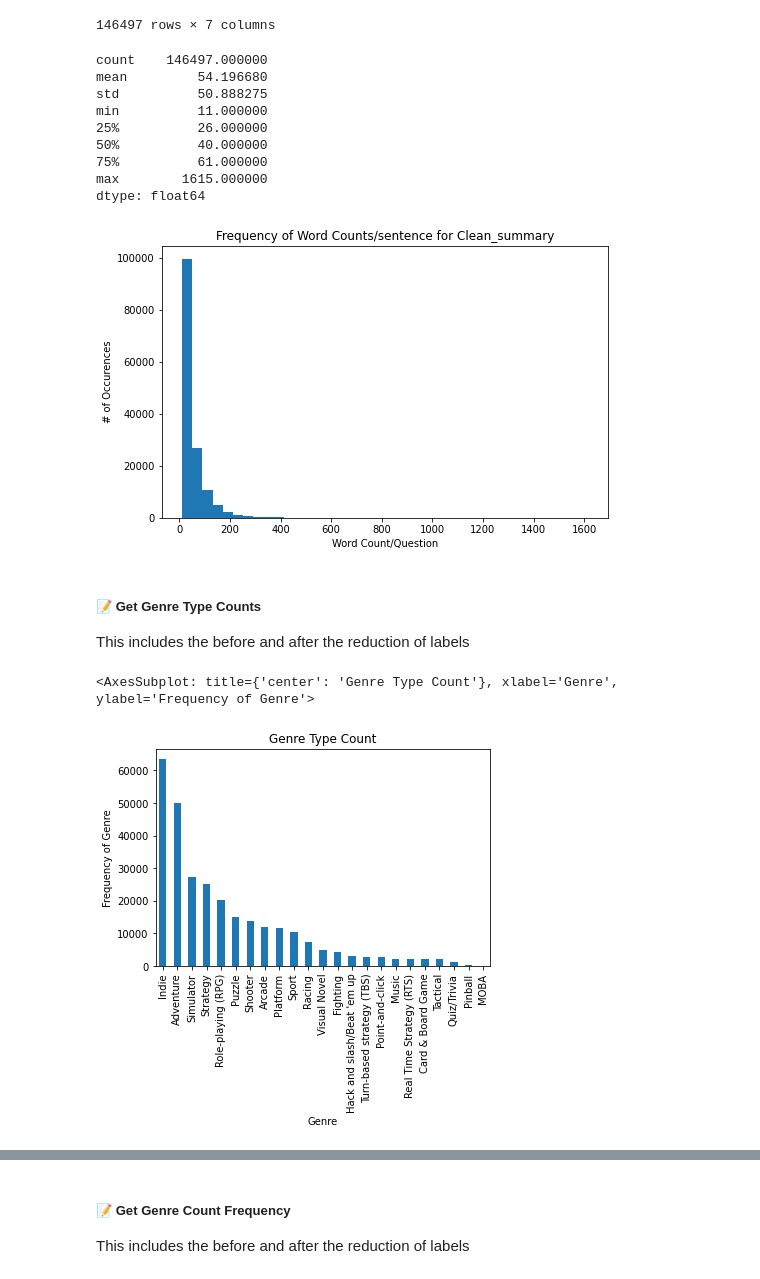
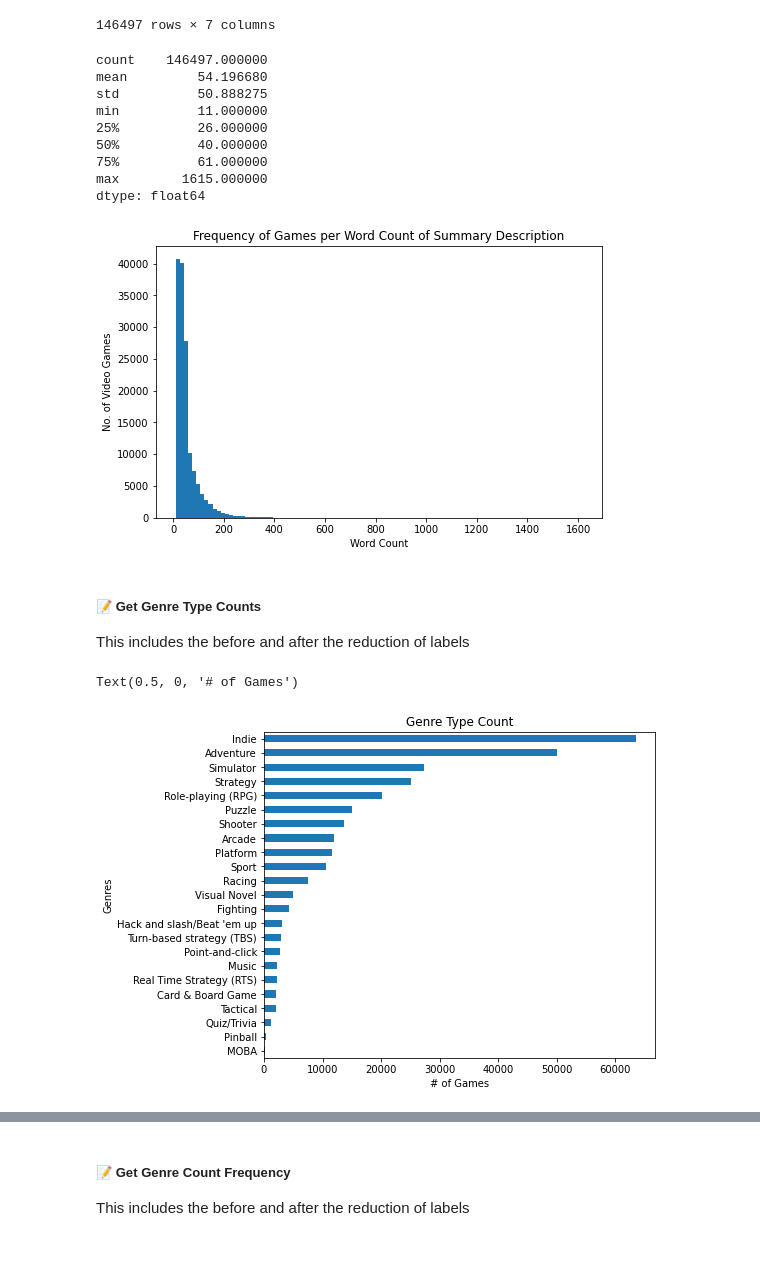
Before and after one commit to melzarjanchico-up/sp_multilabel_vggtc, a Jupyter notebook: exploratory_data_analysis/eda_FINAL.ipynb, the cells around one changed output, grey strips where cells are left out. Saved outputs shown, nothing was run; the diff lists cells and outputs as text; code cells hidden in the pictures; blank space fills up the shorter version.

```diff
--- a/exploratory_data_analysis/eda_FINAL.ipynb
+++ b/exploratory_data_analysis/eda_FINAL.ipynb
@@ -209,10 +209,10 @@ display(pd.Series(cleanword_count).describe())
 
 # Plot the distribution
 plt.figure(figsize=[8,5])
-plt.hist(cleanword_count, bins = 40)
-plt.xlabel('Word Count/Question')
-plt.ylabel('# of Occurences')
-plt.title("Frequency of Word Counts/sentence for Clean_summary")
+plt.hist(cleanword_count, bins = 100)
+plt.xlabel('Word Count')
+plt.ylabel('No. of Video Games')
+plt.title("Frequency of Games per Word Count of Summary Description")
 plt.show()
 # %% [output]
 count    146497.000000
@@ -224,16 +224,17 @@ min          11.000000
 75%          61.000000
 max        1615.000000
 dtype: float64
-[figure, old version]
+[figure, new version]
 # %% [markdown]
 ##### 📝 **Get Genre Type Counts**
 This includes the before and after the reduction of labels
 # %%
 genrelist_copy = vgame0_df['genre_list'].explode('genre_list').reset_index(drop=True)
 genretype_count = genrelist_copy.value_counts()
-genretype_count
+genretype_count = genretype_count.iloc[::-1]
 
-genretype_count.plot(kind='bar', title='Genre Type Count', xlabel='Genre', ylabel='Frequency of Genre')
+genretype_count.plot(kind='barh', title='Genre Type Count', figsize=(7,6), xlabel='Genres')
+plt.xlabel('# of Games')
 # %% [output]
-<AxesSubplot: title={'center': 'Genre Type Count'}, xlabel='Genre', ylabel='Frequency of Genre'>
+Text(0.5, 0, '# of Games')
-[figure, old version]
+[figure, new version]
```
Also changed, not shown: parts of 10 cells of this notebook, 7 other files.
